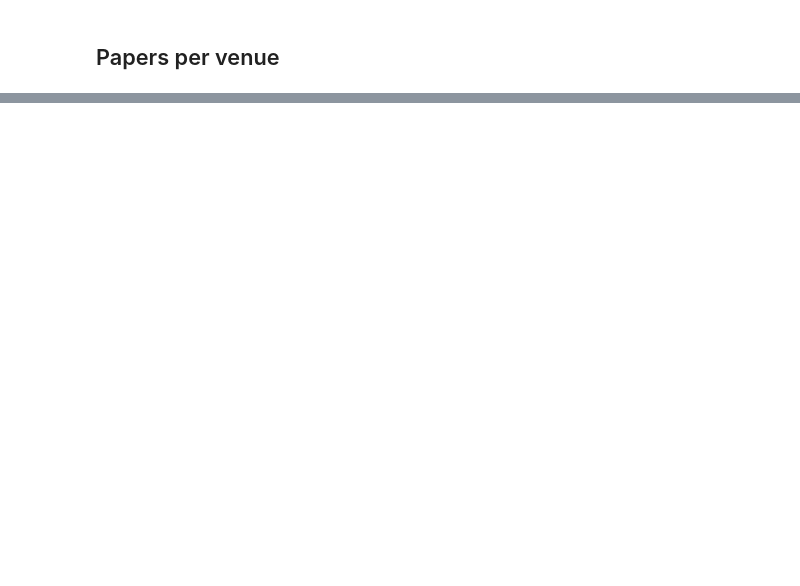
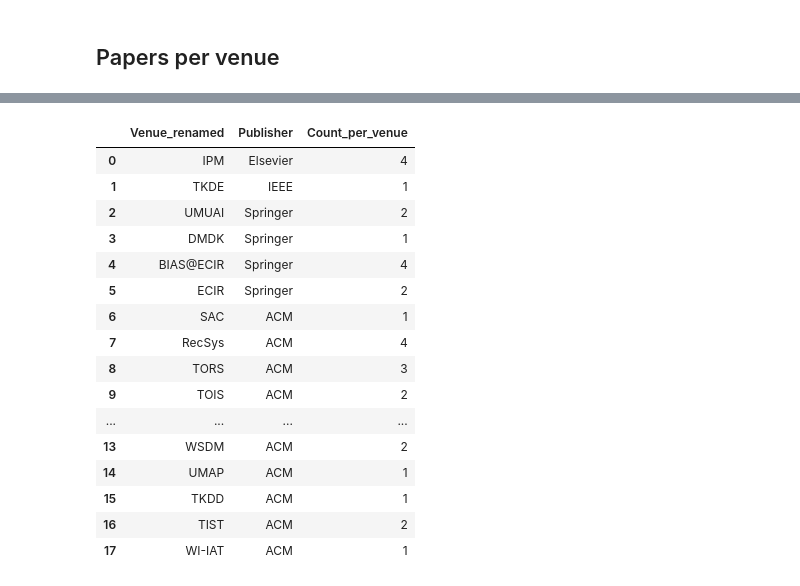
Before and after one commit to SavvinaDaniil/BiasInBookRecommendationSurvey, a Jupyter notebook: analyze_eligible_papers.ipynb, the cells around one changed output, grey strips where cells are left out. Cells and saved outputs as stored; diff of their text form; code cells hidden in the pictures; blank space fills up the shorter version.

```diff
--- a/analyze_eligible_papers.ipynb
+++ b/analyze_eligible_papers.ipynb
@@ -95,0 +84,3 @@ plt.show()
+# %%
+per_venue = initial_file.drop_duplicates('Venue_renamed')[['Venue_renamed','Publisher']].reset_index(drop=True).set_index('Venue_renamed')
+per_venue
@@ -95,0 +106,24 @@ plt.show()
+# %%
+per_venue['Count_per_venue'] = ''
+for key in counts.keys():
+    per_venue.at[key, 'Count_per_venue'] = counts[key]
+per_venue = per_venue.reset_index(drop=False)
+per_venue
+# %% [output]
+|  | Venue_renamed | Publisher | Count_per_venue |
+| 0 | IPM | Elsevier | 4 |
+| 1 | TKDE | IEEE | 1 |
+| 2 | UMUAI | Springer | 2 |
+| 3 | DMDK | Springer | 1 |
+| 4 | BIAS@ECIR | Springer | 4 |
+| 5 | ECIR | Springer | 2 |
+| 6 | SAC | ACM | 1 |
+| 7 | RecSys | ACM | 4 |
+| 8 | TORS | ACM | 3 |
+| 9 | TOIS | ACM | 2 |
+| ... | ... | ... | ... |
+| 13 | WSDM | ACM | 2 |
+| 14 | UMAP | ACM | 1 |
+| 15 | TKDD | ACM | 1 |
+| 16 | TIST | ACM | 2 |
+| 17 | WI-IAT | ACM | 1 |
```
Also changed, not shown: parts of 11 cells of this notebook, 4 other files.
